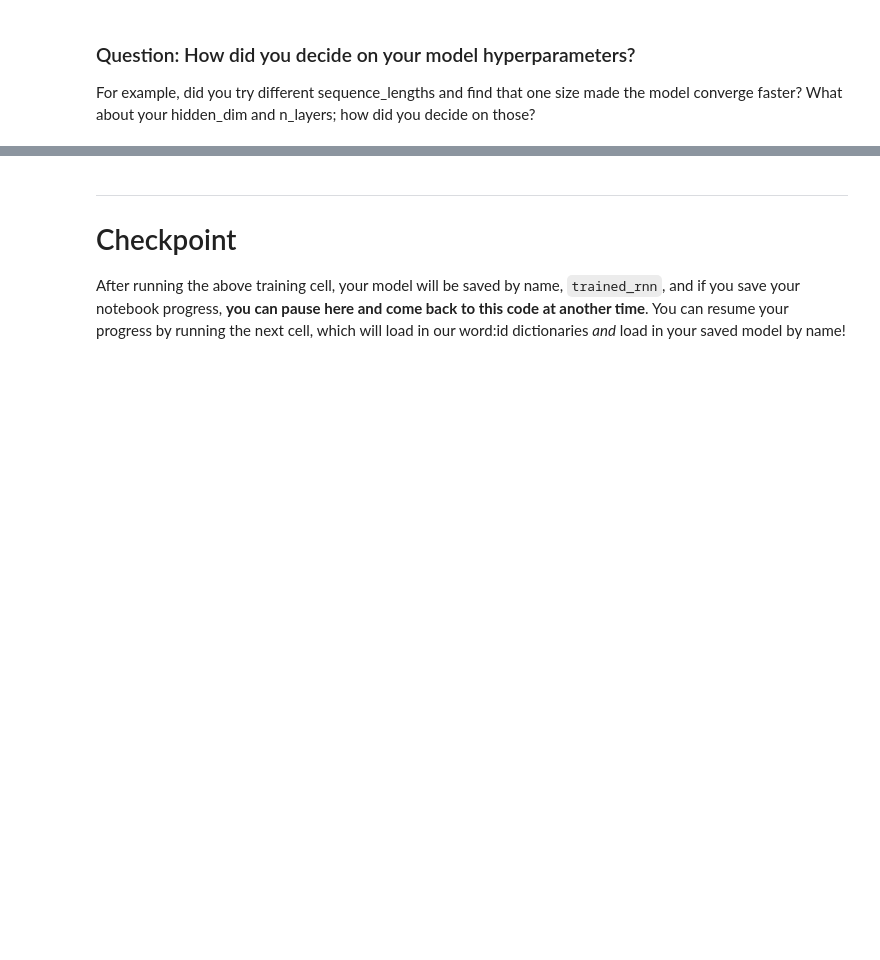
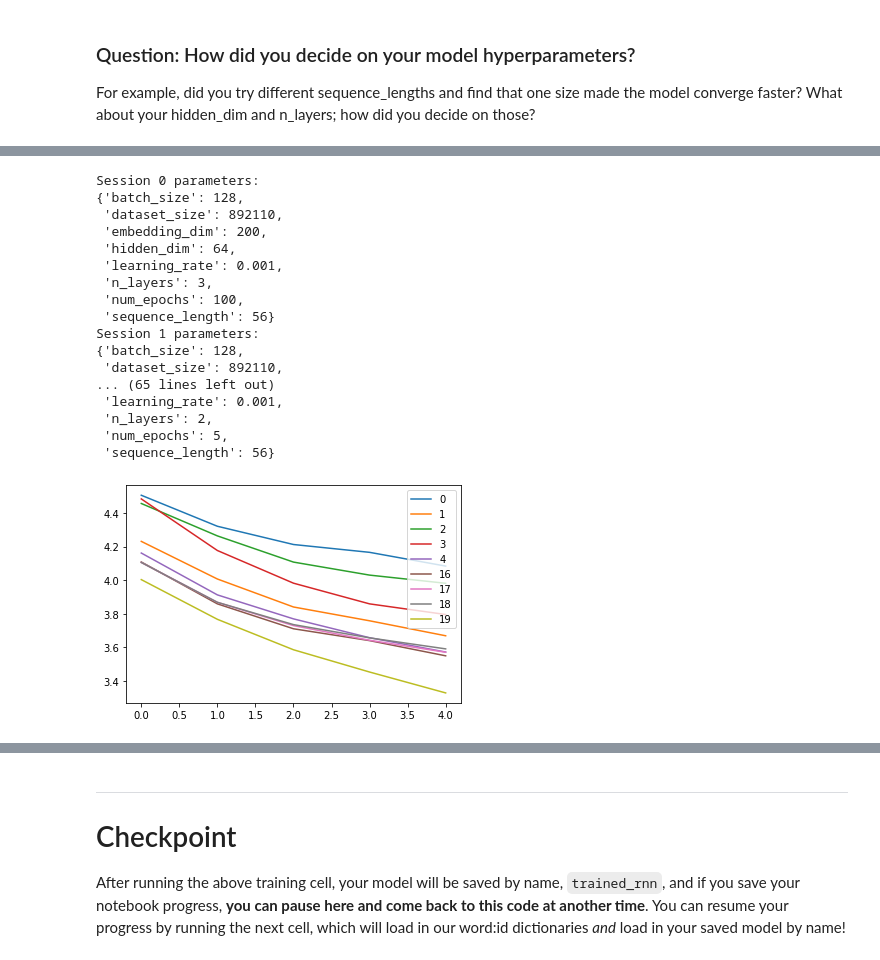
Before and after one commit to mode89/deep-learning-v2-pytorch, a Jupyter notebook: project-tv-script-generation/dlnd_tv_script_generation.ipynb, the cells around one changed output, grey strips where cells are left out. Cells and saved outputs as stored; diff of their text form; code cells hidden in the pictures; blank space fills up the shorter version.

```diff
--- a/project-tv-script-generation/dlnd_tv_script_generation.ipynb
+++ b/project-tv-script-generation/dlnd_tv_script_generation.ipynb
@@ -604,0 +609,44 @@ For example, did you try different sequence_lengths and find that one size made
+# %%
+import json
+import matplotlib.pyplot as plt
+from pprint import pprint
+
+%matplotlib inline
+
+with open("history.json", "r") as history_file:
+    sessions = json.load(history_file)
+
+for session_id, session in enumerate(sessions):
+    if session["params"]["dataset_size"] != 10000:
+        print(f"Session {session_id} parameters:")
+        pprint(session["params"])
+        epoch_average_losses = list()
+        hist = session["history"][:5]
+        for epoch in hist:
+            epoch_length = len(epoch)
+            last_losses_begin = epoch_length * 9 // 10
+            last_losses = epoch[last_losses_begin:]
+            average_loss = np.mean(last_losses)
+            epoch_average_losses.append(average_loss)
+        epoch_ids = range(len(hist))
+        plt.plot(epoch_ids, epoch_average_losses, label=session_id)
+        plt.legend()
+# %% [output]
+Session 0 parameters:
+{'batch_size': 128,
+ 'dataset_size': 892110,
+ 'embedding_dim': 200,
+ 'hidden_dim': 64,
+ 'learning_rate': 0.001,
+ 'n_layers': 3,
+ 'num_epochs': 100,
+ 'sequence_length': 56}
+Session 1 parameters:
+{'batch_size': 128,
+ 'dataset_size': 892110,
+... (65 lines left out)
+ 'learning_rate': 0.001,
+ 'n_layers': 2,
+ 'num_epochs': 5,
+ 'sequence_length': 56}
+[figure, added]
```
Also changed, not shown: parts of 3 cells of this notebook.
